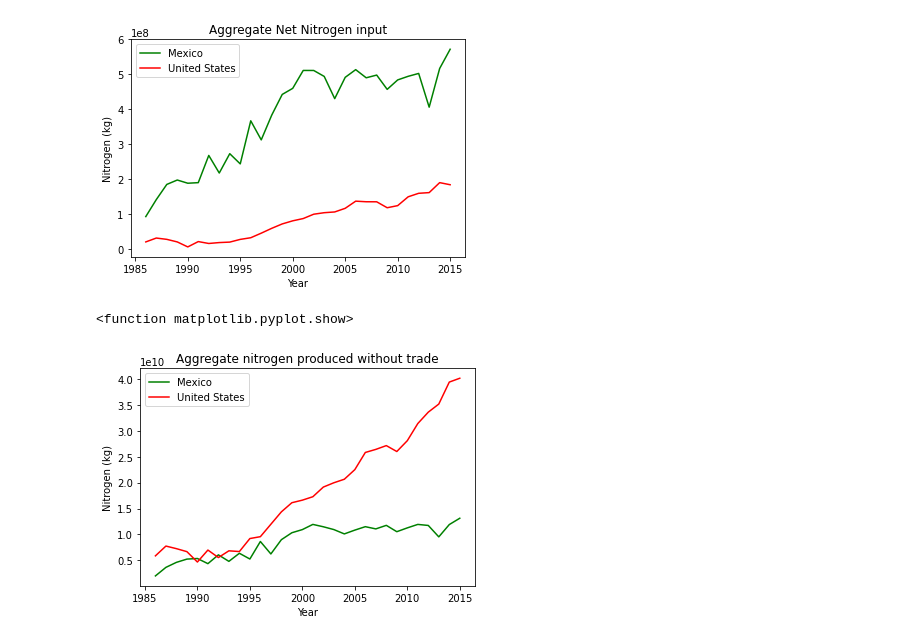
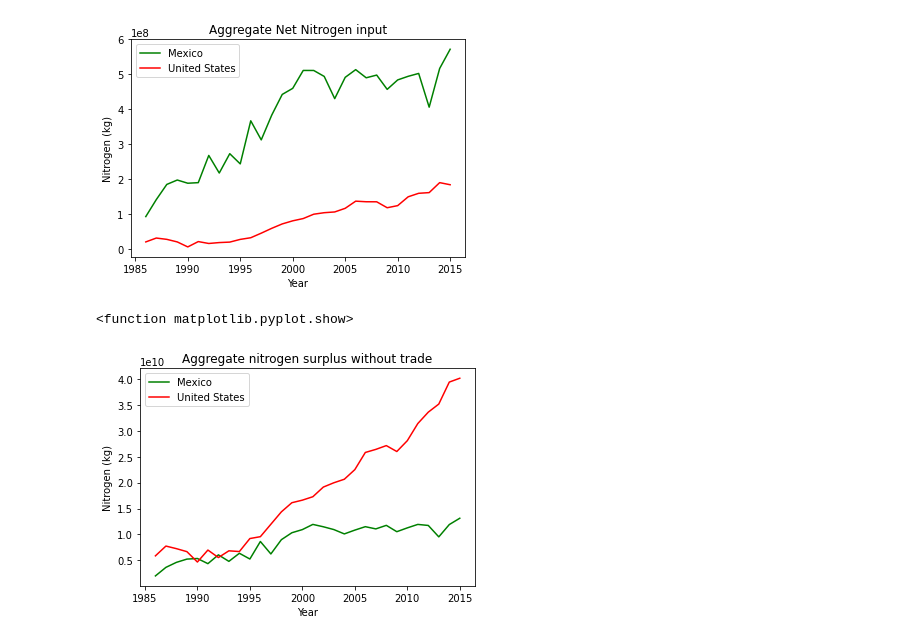
Before and after one commit to jfernandez37/495Project, a Jupyter notebook: Directed_consulting_495.ipynb, the cells around one changed output. Cells and saved outputs as stored; diff of their text form; code cells hidden in the pictures.

```diff
--- a/Directed_consulting_495.ipynb
+++ b/Directed_consulting_495.ipynb
@@ -477,18 +470,18 @@ plt.show
 # %%
 y=nitSurpMex
 x=np.arange(1986,2016)
 plt.plot(x,y,color="green", label='Mexico')
 y=aggNitProdUS
 x=np.arange(1986,2016)
-plt.title("Aggregate nitrogen produced without trade")
+plt.title("Aggregate nitrogen surplus without trade")
 plt.xlabel("Year")
 plt.ylabel("Nitrogen (kg)")
 plt.plot(x,y,color="red",label='United States')
 plt.legend(['Mexico', 'United States'])
 plt.show
 # %% [output]
 <function matplotlib.pyplot.show>
-[figure, old version]
+[figure, new version]
 # %%
 #print(nitSurpMex)
 # %%
```
Also changed, not shown: parts of 10 cells of this notebook.
